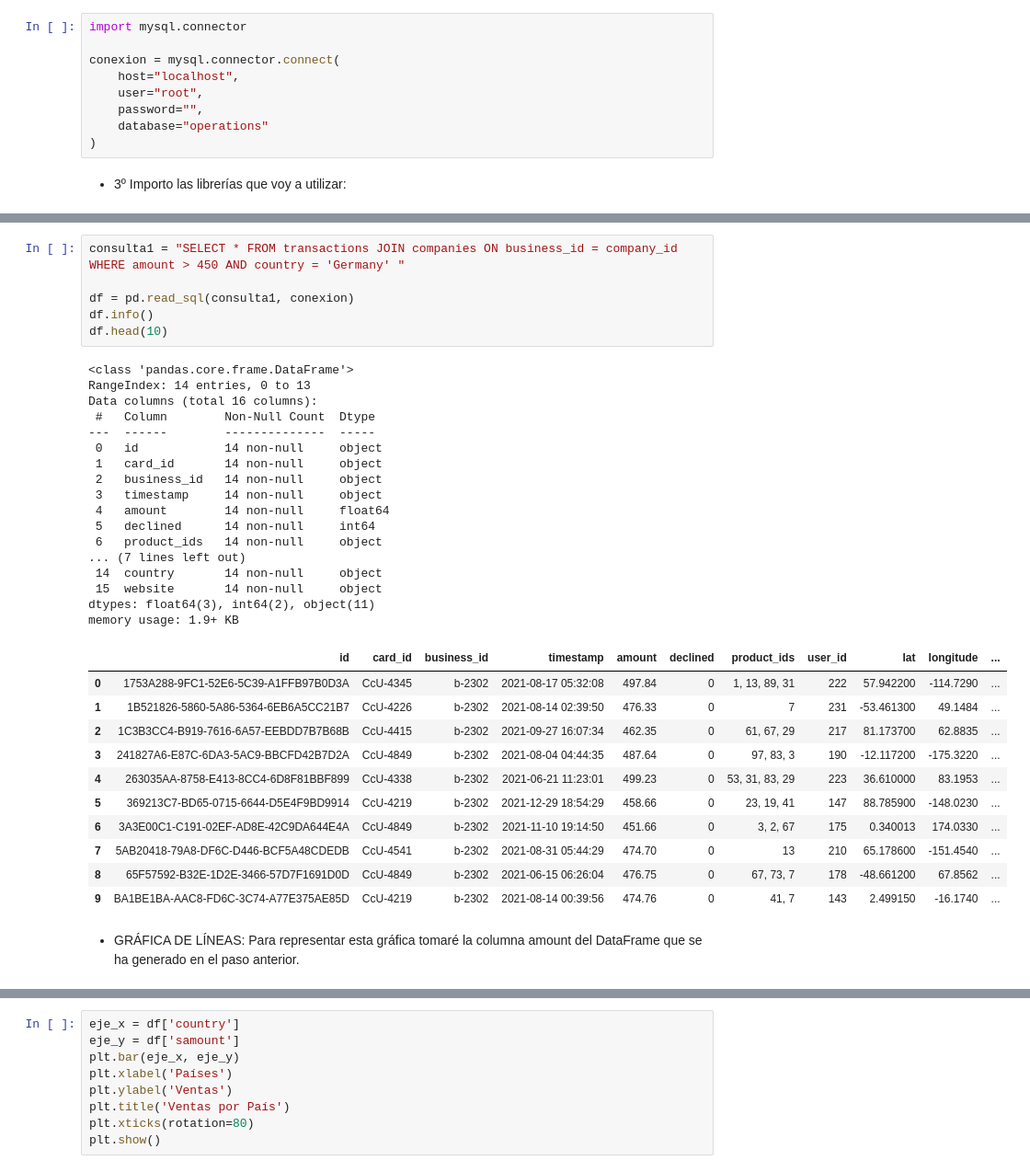
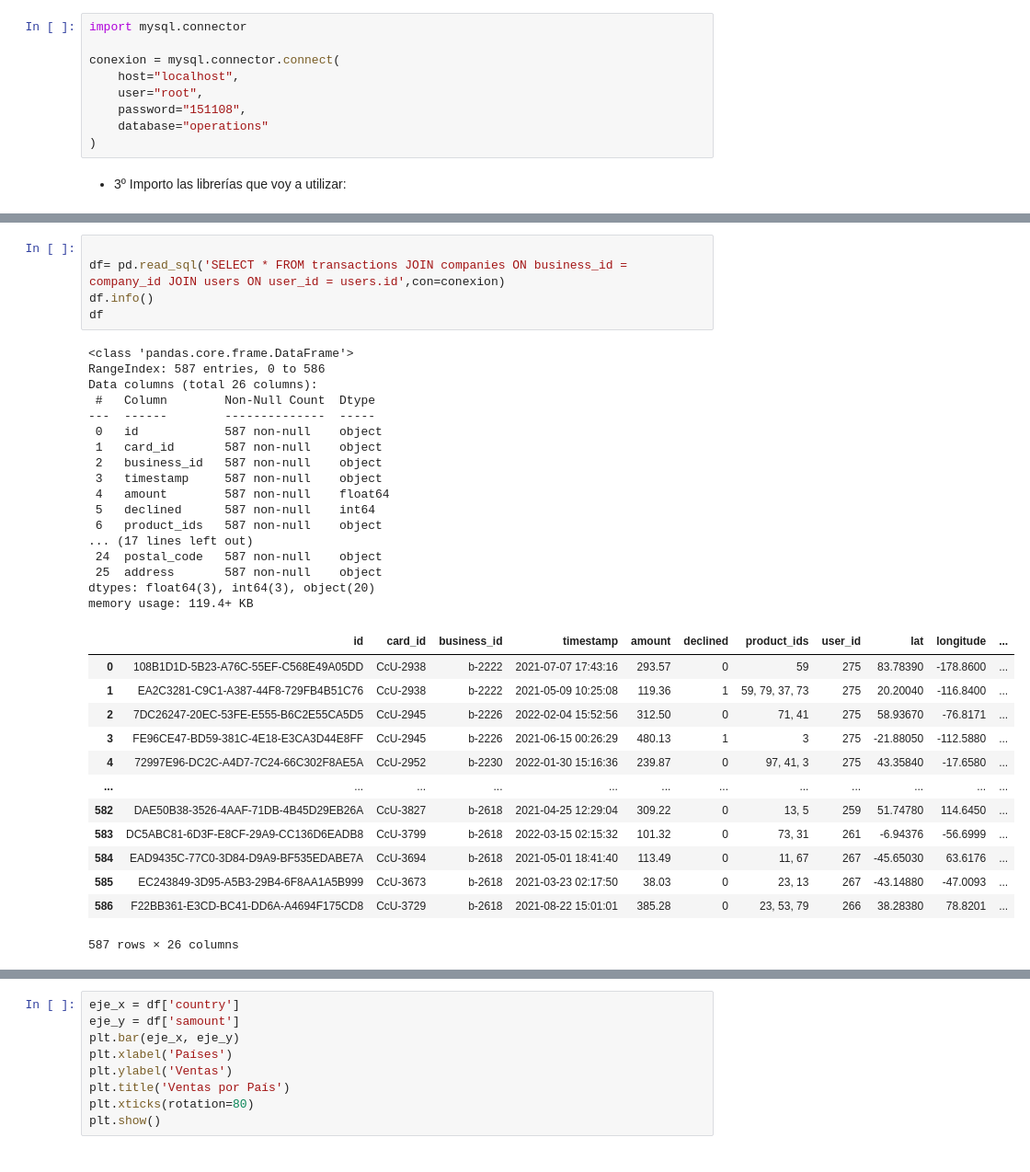
Before and after one commit to Bellengher/SPRINT-1, a Jupyter notebook: SPRINT8.1/Sprint_8_1.ipynb, the cells around one changed output, grey strips where cells are left out. Shown at 92% size. Cells and saved outputs as stored; diff of their text form.

```diff
--- a/SPRINT8.1/Sprint_8_1.ipynb
+++ b/SPRINT8.1/Sprint_8_1.ipynb
@@ -30,7 +30,7 @@ import mysql.connector
 conexion = mysql.connector.connect(
     host="localhost",
     user="root",
-    password="",
+    password="151108",
     database="operations"
 )
 # %% [markdown]
@@ -45,37 +45,36 @@ import matplotlib.pyplot as plt
 # %%
-consulta1 = "SELECT * FROM transactions JOIN companies ON business_id = company_id WHERE amount > 450 AND country = 'Germany' "
 
-df = pd.read_sql(consulta1, conexion)
+df= pd.read_sql('SELECT * FROM transactions JOIN companies ON business_id = company_id JOIN users ON user_id = users.id',con=conexion)
 df.info()
-df.head(10)
+df
 # %% [output]
 <class 'pandas.core.frame.DataFrame'>
-RangeIndex: 14 entries, 0 to 13
-Data columns (total 16 columns):
+RangeIndex: 587 entries, 0 to 586
+Data columns (total 26 columns):
  #   Column        Non-Null Count  Dtype
 ---  ------        --------------  -----
- 0   id            14 non-null     object
- 1   card_id       14 non-null     object
- 2   business_id   14 non-null     object
- 3   timestamp     14 non-null     object
- 4   amount        14 non-null     float64
- 5   declined      14 non-null     int64
- 6   product_ids   14 non-null     object
-... (7 lines left out)
- 14  country       14 non-null     object
- 15  website       14 non-null     object
-dtypes: float64(3), int64(2), object(11)
-memory usage: 1.9+ KB
+ 0   id            587 non-null    object
+ 1   card_id       587 non-null    object
+ 2   business_id   587 non-null    object
+ 3   timestamp     587 non-null    object
+ 4   amount        587 non-null    float64
+ 5   declined      587 non-null    int64
+ 6   product_ids   587 non-null    object
+... (17 lines left out)
+ 24  postal_code   587 non-null    object
+ 25  address       587 non-null    object
+dtypes: float64(3), int64(3), object(20)
+memory usage: 119.4+ KB
 |  | id | card_id | business_id | timestamp | amount | declined | product_ids | user_id | lat | longitude | ... |
-| 0 | 1753A288-9FC1-52E6-5C39-A1FFB97B0D3A | CcU-4345 | b-2302 | 2021-08-17 05:32:08 | 497.84 | 0 | 1, 13, 89, 31 | 222 | 57.942200 | -114.7290 | ... |
-| 1 | 1B521826-5860-5A86-5364-6EB6A5CC21B7 | CcU-4226 | b-2302 | 2021-08-14 02:39:50 | 476.33 | 0 | 7 | 231 | -53.461300 | 49.1484 | ... |
-| 2 | 1C3B3CC4-B919-7616-6A57-EEBDD7B7B68B | CcU-4415 | b-2302 | 2021-09-27 16:07:34 | 462.35 | 0 | 61, 67, 29 | 217 | 81.173700 | 62.8835 | ... |
-| 3 | 241827A6-E87C-6DA3-5AC9-BBCFD42B7D2A | CcU-4849 | b-2302 | 2021-08-04 04:44:35 | 487.64 | 0 | 97, 83, 3 | 190 | -12.117200 | -175.3220 | ... |
-| 4 | 263035AA-8758-E413-8CC4-6D8F81BBF899 | CcU-4338 | b-2302 | 2021-06-21 11:23:01 | 499.23 | 0 | 53, 31, 83, 29 | 223 | 36.610000 | 83.1953 | ... |
-| 5 | 369213C7-BD65-0715-6644-D5E4F9BD9914 | CcU-4219 | b-2302 | 2021-12-29 18:54:29 | 458.66 | 0 | 23, 19, 41 | 147 | 88.785900 | -148.0230 | ... |
-| 6 | 3A3E00C1-C191-02EF-AD8E-42C9DA644E4A | CcU-4849 | b-2302 | 2021-11-10 19:14:50 | 451.66 | 0 | 3, 2, 67 | 175 | 0.340013 | 174.0330 | ... |
-| 7 | 5AB20418-79A8-DF6C-D446-BCF5A48CDEDB | CcU-4541 | b-2302 | 2021-08-31 05:44:29 | 474.70 | 0 | 13 | 210 | 65.178600 | -151.4540 | ... |
-| 8 | 65F57592-B32E-1D2E-3466-57D7F1691D0D | CcU-4849 | b-2302 | 2021-06-15 06:26:04 | 476.75 | 0 | 67, 73, 7 | 178 | -48.661200 | 67.8562 | ... |
-| 9 | BA1BE1BA-AAC8-FD6C-3C74-A77E375AE85D | CcU-4219 | b-2302 | 2021-08-14 00:39:56 | 474.76 | 0 | 41, 7 | 143 | 2.499150 | -16.1740 | ... |
+| 0 | 108B1D1D-5B23-A76C-55EF-C568E49A05DD | CcU-2938 | b-2222 | 2021-07-07 17:43:16 | 293.57 | 0 | 59 | 275 | 83.78390 | -178.8600 | ... |
+| 1 | EA2C3281-C9C1-A387-44F8-729FB4B51C76 | CcU-2938 | b-2222 | 2021-05-09 10:25:08 | 119.36 | 1 | 59, 79, 37, 73 | 275 | 20.20040 | -116.8400 | ... |
+| 2 | 7DC26247-20EC-53FE-E555-B6C2E55CA5D5 | CcU-2945 | b-2226 | 2022-02-04 15:52:56 | 312.50 | 0 | 71, 41 | 275 | 58.93670 | -76.8171 | ... |
+| 3 | FE96CE47-BD59-381C-4E18-E3CA3D44E8FF | CcU-2945 | b-2226 | 2021-06-15 00:26:29 | 480.13 | 1 | 3 | 275 | -21.88050 | -112.5880 | ... |
+| 4 | 72997E96-DC2C-A4D7-7C24-66C302F8AE5A | CcU-2952 | b-2230 | 2022-01-30 15:16:36 | 239.87 | 0 | 97, 41, 3 | 275 | 43.35840 | -17.6580 | ... |
+| ... | ... | ... | ... | ... | ... | ... | ... | ... | ... | ... | ... |
+| 582 | DAE50B38-3526-4AAF-71DB-4B45D29EB26A | CcU-3827 | b-2618 | 2021-04-25 12:29:04 | 309.22 | 0 | 13, 5 | 259 | 51.74780 | 114.6450 | ... |
+| 583 | DC5ABC81-6D3F-E8CF-29A9-CC136D6EADB8 | CcU-3799 | b-2618 | 2022-03-15 02:15:32 | 101.32 | 0 | 73, 31 | 261 | -6.94376 | -56.6999 | ... |
+| 584 | EAD9435C-77C0-3D84-D9A9-BF535EDABE7A | CcU-3694 | b-2618 | 2021-05-01 18:41:40 | 113.49 | 0 | 11, 67 | 267 | -45.65030 | 63.6176 | ... |
+| 585 | EC243849-3D95-A5B3-29B4-6F8AA1A5B999 | CcU-3673 | b-2618 | 2021-03-23 02:17:50 | 38.03 | 0 | 23, 13 | 267 | -43.14880 | -47.0093 | ... |
+| 586 | F22BB361-E3CD-BC41-DD6A-A4694F175CD8 | CcU-3729 | b-2618 | 2021-08-22 15:01:01 | 385.28 | 0 | 23, 53, 79 | 266 | 38.28380 | 78.8201 | ... |
+587 rows × 26 columns
-# %% [markdown]
-* GRÁFICA DE LÍNEAS: Para representar esta gráfica tomaré la columna amount del DataFrame que se ha generado en el paso anterior.
```
Also changed, not shown: parts of 23 cells of this notebook.
